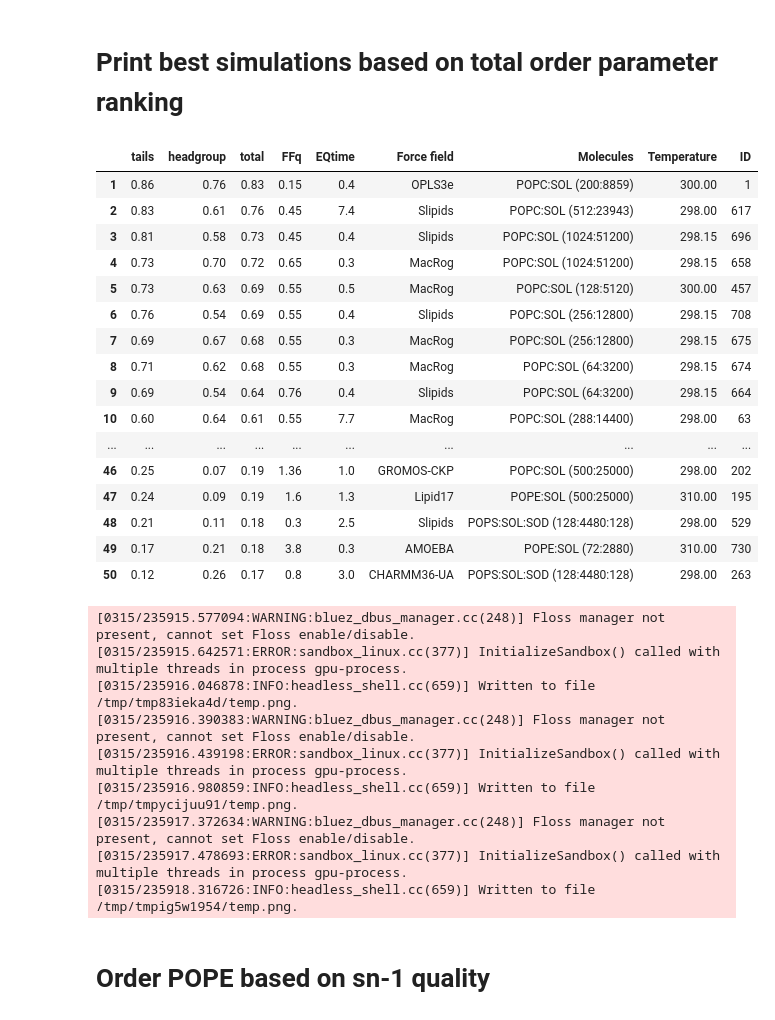
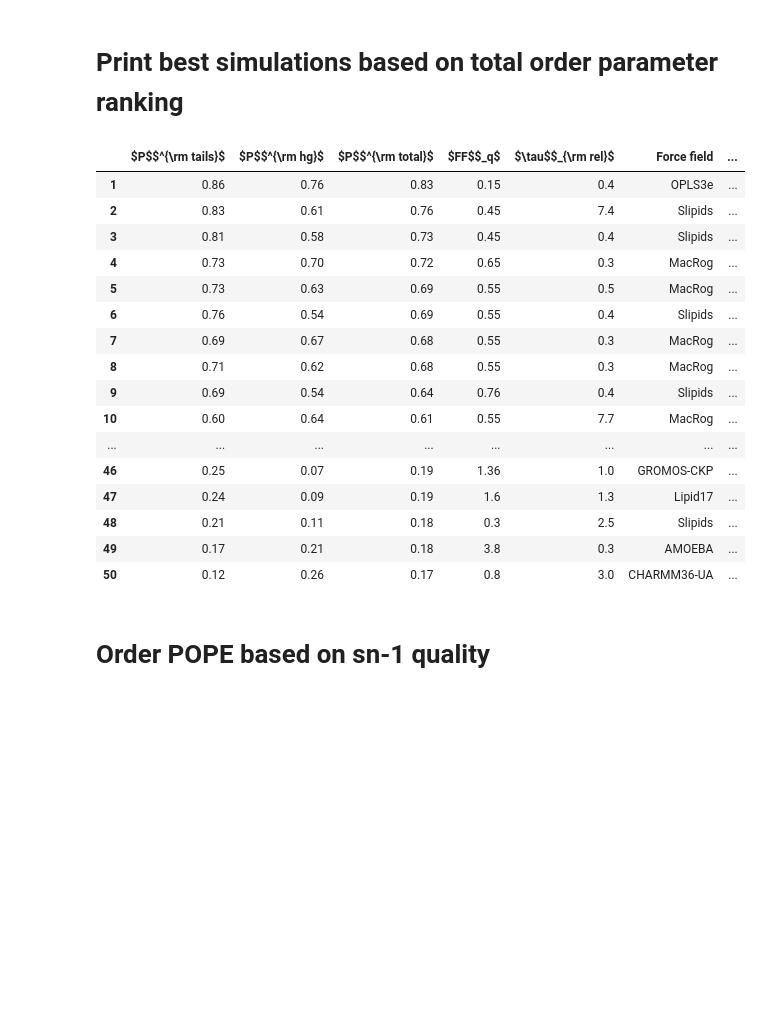
Before and after one commit to NMRLipids/DataBankManuscriptText, a Jupyter notebook: Figures/scripts/RankingTable.ipynb, the cells around one changed output. Cells and saved outputs as stored; diff of their text form; code cells hidden in the pictures; blank space fills up the shorter version.

Commit message:
Update ranking tables and pdfs

```diff
--- a/Figures/scripts/RankingTable.ipynb
+++ b/Figures/scripts/RankingTable.ipynb
@@ -159,70 +119,62 @@ for i in ranking:
     EQtimeAV = AVsum/AVnr
 
     dictToBeAdded = {}
-    dictToBeAdded['tails'] = i['TotalQuality']['tails']
-    dictToBeAdded['headgroup'] = i['TotalQuality']['headgroup']
-    dictToBeAdded['total'] = i['TotalQuality']['total']
+    dictToBeAdded['$P$$^{\rm tails}$'] = i['TotalQuality']['tails']
+    dictToBeAdded['$P$$^{\rm hg}$'] = i['TotalQuality']['headgroup']
+    dictToBeAdded['$P$$^{\rm total}$'] = i['TotalQuality']['total']
     #dictToBeAdded['sn-2'] = i['TotalQuality']['sn-2']
     try:
-        dictToBeAdded['FFq'] = i['TotalQuality']['FFQuality']
+        dictToBeAdded['$FF$$_q$'] = i['TotalQuality']['FFQuality']
     except:
-        dictToBeAdded['FFq'] = ''
+        dictToBeAdded['$FF$$_q$'] = ''
 
-    dictToBeAdded['EQtime'] = round(EQtimeAV,1)
+    dictToBeAdded['$\tau$$_{\rm rel}$'] = round(EQtimeAV,1)
 
     if i['system']['FF'] in lipid17:
         dictToBeAdded['Force field'] = 'lipid17'
     elif i['system']['FF'] in gromosCKP:
         dictToBeAdded['Force field'] = 'GROMOS-CKP'
     elif i['system']['FF'] in ECClipids:
          dictToBeAdded['Force field'] = 'ECClipids'
     elif i['system']['FF'] in lipid17ff99:
             dictToBeAdded['Force field'] = 'Lipid17 (ff99 ions)'
     elif i['system']['FF'] in lipid17dang:
         dictToBeAdded['Force field'] = 'Lipid17 (Dang ions)'
     elif i['system']['FF'] in BergerHoljte:
         dictToBeAdded['Force field'] = 'Berger/Höltje'
     else:
         dictToBeAdded['Force field'] = i['TotalQuality']['Forcefield']
 
     dictToBeAdded['Molecules'] = i['TotalQuality']['Molecules'] + i['TotalQuality']['Number of molecules']
     dictToBeAdded['Temperature'] = i['TotalQuality']['Temperature']
     dictToBeAdded['ID'] = i['TotalQuality']['ID']
     if index < 50:
         TotalRanking.append(dictToBeAdded)
     index += 1
 
 TR = pd.json_normalize(TotalRanking)
 TR.index = TR.index + 1
+TR.rename(columns={"FFq" : "test"})
 display(TR)
-dfi.export(TR,"TotalRanking.png")
+#dfi.export(TR,"TotalRanking.png")
 # %% [output]
-|  | tails | headgroup | total | FFq | EQtime | Force field | Molecules | Temperature | ID |
-| 1 | 0.86 | 0.76 | 0.83 | 0.15 | 0.4 | OPLS3e | POPC:SOL (200:8859) | 300.00 | 1 |
-| 2 | 0.83 | 0.61 | 0.76 | 0.45 | 7.4 | Slipids | POPC:SOL (512:23943) | 298.00 | 617 |
-| 3 | 0.81 | 0.58 | 0.73 | 0.45 | 0.4 | Slipids | POPC:SOL (1024:51200) | 298.15 | 696 |
-| 4 | 0.73 | 0.70 | 0.72 | 0.65 | 0.3 | MacRog | POPC:SOL (1024:51200) | 298.15 | 658 |
-| 5 | 0.73 | 0.63 | 0.69 | 0.55 | 0.5 | MacRog | POPC:SOL (128:5120) | 300.00 | 457 |
-| 6 | 0.76 | 0.54 | 0.69 | 0.55 | 0.4 | Slipids | POPC:SOL (256:12800) | 298.15 | 708 |
-| 7 | 0.69 | 0.67 | 0.68 | 0.55 | 0.3 | MacRog | POPC:SOL (256:12800) | 298.15 | 675 |
-| 8 | 0.71 | 0.62 | 0.68 | 0.55 | 0.3 | MacRog | POPC:SOL (64:3200) | 298.15 | 674 |
-| 9 | 0.69 | 0.54 | 0.64 | 0.76 | 0.4 | Slipids | POPC:SOL (64:3200) | 298.15 | 664 |
-| 10 | 0.60 | 0.64 | 0.61 | 0.55 | 7.7 | MacRog | POPC:SOL (288:14400) | 298.00 | 63 |
-| ... | ... | ... | ... | ... | ... | ... | ... | ... | ... |
-| 46 | 0.25 | 0.07 | 0.19 | 1.36 | 1.0 | GROMOS-CKP | POPC:SOL (500:25000) | 298.00 | 202 |
-| 47 | 0.24 | 0.09 | 0.19 | 1.6 | 1.3 | Lipid17 | POPE:SOL (500:25000) | 310.00 | 195 |
-| 48 | 0.21 | 0.11 | 0.18 | 0.3 | 2.5 | Slipids | POPS:SOL:SOD (128:4480:128) | 298.00 | 529 |
-| 49 | 0.17 | 0.21 | 0.18 | 3.8 | 0.3 | AMOEBA | POPE:SOL (72:2880) | 310.00 | 730 |
-| 50 | 0.12 | 0.26 | 0.17 | 0.8 | 3.0 | CHARMM36-UA | POPS:SOL:SOD (128:4480:128) | 298.00 | 263 |
+|  | $P$$^{\rm tails}$ | $P$$^{\rm hg}$ | $P$$^{\rm total}$ | $FF$$_q$ | $\tau$$_{\rm rel}$ | Force field | ... |
+| 1 | 0.86 | 0.76 | 0.83 | 0.15 | 0.4 | OPLS3e | ... |
+| 2 | 0.83 | 0.61 | 0.76 | 0.45 | 7.4 | Slipids | ... |
+| 3 | 0.81 | 0.58 | 0.73 | 0.45 | 0.4 | Slipids | ... |
+| 4 | 0.73 | 0.70 | 0.72 | 0.65 | 0.3 | MacRog | ... |
+| 5 | 0.73 | 0.63 | 0.69 | 0.55 | 0.5 | MacRog | ... |
+| 6 | 0.76 | 0.54 | 0.69 | 0.55 | 0.4 | Slipids | ... |
+| 7 | 0.69 | 0.67 | 0.68 | 0.55 | 0.3 | MacRog | ... |
+| 8 | 0.71 | 0.62 | 0.68 | 0.55 | 0.3 | MacRog | ... |
+| 9 | 0.69 | 0.54 | 0.64 | 0.76 | 0.4 | Slipids | ... |
+| 10 | 0.60 | 0.64 | 0.61 | 0.55 | 7.7 | MacRog | ... |
+| ... | ... | ... | ... | ... | ... | ... | ... |
+| 46 | 0.25 | 0.07 | 0.19 | 1.36 | 1.0 | GROMOS-CKP | ... |
+| 47 | 0.24 | 0.09 | 0.19 | 1.6 | 1.3 | Lipid17 | ... |
+| 48 | 0.21 | 0.11 | 0.18 | 0.3 | 2.5 | Slipids | ... |
+| 49 | 0.17 | 0.21 | 0.18 | 3.8 | 0.3 | AMOEBA | ... |
+| 50 | 0.12 | 0.26 | 0.17 | 0.8 | 3.0 | CHARMM36-UA | ... |
-[0315/235915.577094:WARNING:bluez_dbus_manager.cc(248)] Floss manager not present, cannot set Floss enable/disable.
-[0315/235915.642571:ERROR:sandbox_linux.cc(377)] InitializeSandbox() called with multiple threads in process gpu-process.
-[0315/235916.046878:INFO:headless_shell.cc(659)] Written to file /tmp/tmp83ieka4d/temp.png.
-[0315/235916.390383:WARNING:bluez_dbus_manager.cc(248)] Floss manager not present, cannot set Floss enable/disable.
-[0315/235916.439198:ERROR:sandbox_linux.cc(377)] InitializeSandbox() called with multiple threads in process gpu-process.
-[0315/235916.980859:INFO:headless_shell.cc(659)] Written to file /tmp/tmpycijuu91/temp.png.
-[0315/235917.372634:WARNING:bluez_dbus_manager.cc(248)] Floss manager not present, cannot set Floss enable/disable.
-[0315/235917.478693:ERROR:sandbox_linux.cc(377)] InitializeSandbox() called with multiple threads in process gpu-process.
-[0315/235918.316726:INFO:headless_shell.cc(659)] Written to file /tmp/tmpig5w1954/temp.png.
 # %% [markdown]
 # Order POPE based on sn-1 quality
 # %%
```
Also changed, not shown: parts of 4 cells of this notebook, 3 other files.
